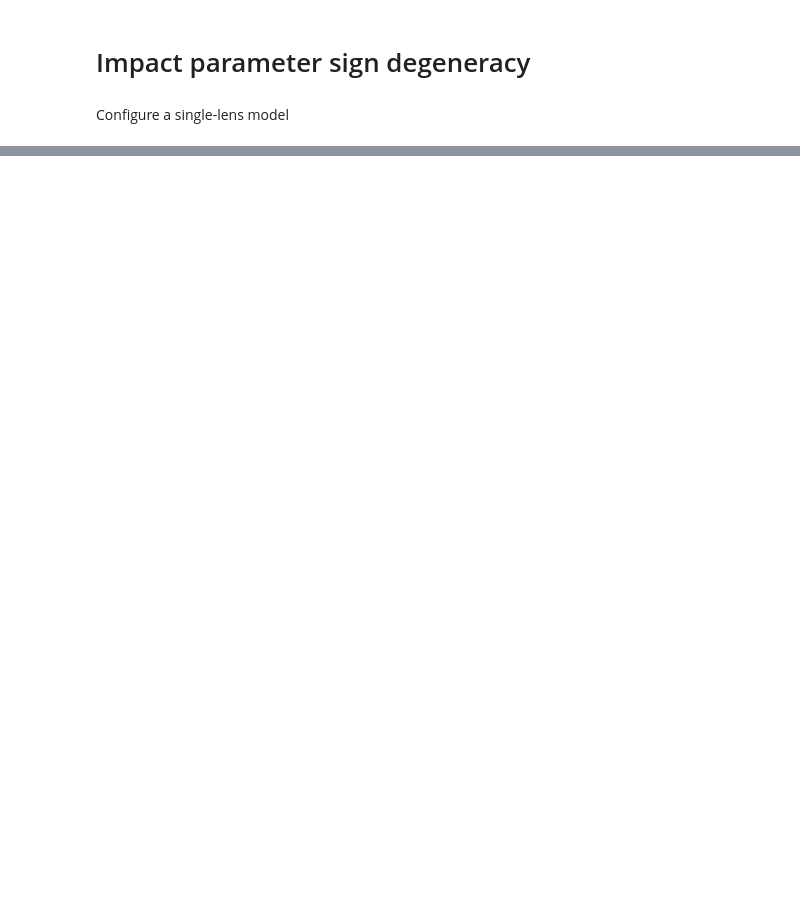
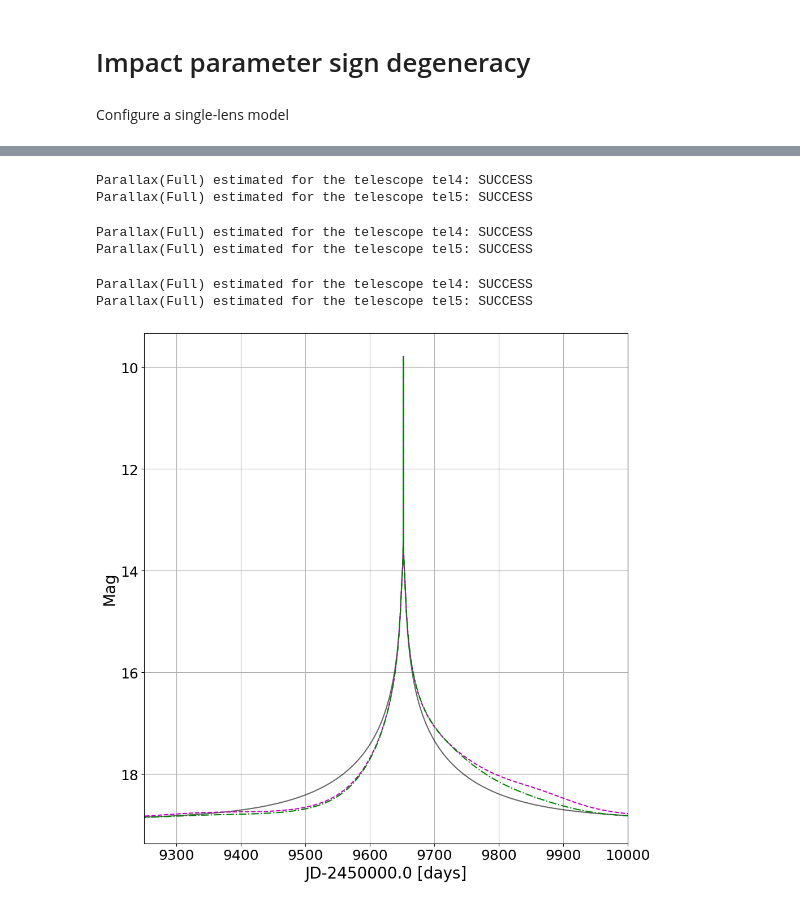
Before and after one commit to rachel3834/microlensing_source, a Jupyter notebook: docs/notebooks/usign_degen.ipynb, the cells around one changed output, grey strips where cells are left out. Drawn from its saved outputs; the diff is of its cells as text; code cells hidden in the pictures; blank space fills up the shorter version.

Commit message:
Add discussion of parallax to u-sign degeneracy

```diff
--- a/docs/notebooks/usign_degen.ipynb
+++ b/docs/notebooks/usign_degen.ipynb
@@ -514,0 +539,80 @@ plot_geometry(usbl_neg, usbl_neg_parameters, plot_file)
+# %%
+# t0, u0, tE, rho, s, q, alpha, fsource, ftotal
+usbl_static = USBL_model.USBLmodel(sim_event_static, parallax=['None', 0.0], blend_flux_parameter='ftotal')
+usbl_static_parameters = [2459651.8548187, 0.005, 200.0, 0.00001, 0.113947, 0.383817, 0.0, 2500.243993694058444, 2500.243993694058444]
+pyLIMA_parameters_static = usbl_static.compute_pyLIMA_parameters(usbl_static_parameters)
+
+# t0, u0, tE, rho, s, q, alpha, piEN, piEE, fsource, ftotal
+usbl_parallax_pos = USBL_model.USBLmodel(sim_event_parallax_pos, parallax=['Full', 2459651.8548187], blend_flux_parameter='ftotal')
+usbl_parallax_parameters_pos = [2459651.8548187, 0.005, 200.0, 0.00001, 0.113947, 0.383817, 0.0, 0.2, 0.2, 2500.243993694058444, 2500.243993694058444]
+pyLIMA_parameters_parallax_pos = usbl_parallax_pos.compute_pyLIMA_parameters(usbl_parallax_parameters_pos)
+
+# t0, u0, tE, rho, s, q, alpha, piEN, piEE, fsource, ftotal
+usbl_parallax_neg = USBL_model.USBLmodel(sim_event_parallax_neg, parallax=['Full', 2459651.8548187], blend_flux_parameter='ftotal')
+usbl_parallax_parameters_neg = [2459651.8548187, -0.005, 200.0, 0.00001, 0.113947, 0.383817, 0.0, -0.2, 0.2, 2500.243993694058444, 2500.243993694058444]
+pyLIMA_parameters_parallax_neg = usbl_parallax_neg.compute_pyLIMA_parameters(usbl_parallax_parameters_neg)
+# %% [output]
+Parallax(Full) estimated for the telescope tel4: SUCCESS
+Parallax(Full) estimated for the telescope tel5: SUCCESS
+# %%
+simulator.simulate_lightcurve(usbl_static, pyLIMA_parameters_static)
+simulator.simulate_lightcurve(usbl_parallax_pos, pyLIMA_parameters_parallax_pos)
+simulator.simulate_lightcurve(usbl_parallax_neg, pyLIMA_parameters_parallax_neg)
+# %% [output]
+Parallax(Full) estimated for the telescope tel4: SUCCESS
+Parallax(Full) estimated for the telescope tel5: SUCCESS
+# %%
+PLOT_COLORS = {
+'W149': '#03A66A',
+'Z087': '#2E03A6'
+}
+
+fig, axs = plt.subplots(1, 1, figsize=(10,10))
+
+dt = 2450000.0
+
+#for index,tel in enumerate(usbl_static.event.telescopes):
+#    if tel.lightcurve is not None:
+#        axs.errorbar(
+#            tel.lightcurve['time'].value-dt, tel.lightcurve['mag'], yerr=tel.lightcurve['err_mag'],
+#            ms=120, ls='none', c=PLOT_COLORS['W149'], label='static'
+#        )
+
+#for index,tel in enumerate(usbl_parallax.event.telescopes):
+#    if tel.lightcurve is not None:
+#        axs.errorbar(
+#            tel.lightcurve['time'].value-dt, tel.lightcurve['mag'], yerr=tel.lightcurve['err_mag'],
+#            ms=120, ls='none', c=PLOT_COLORS['Z087'], label='static'
+#        )
+
+axs.invert_yaxis()
+
+axs.set_xlabel('JD-' + str(dt) + ' [days]', fontsize=20)
+axs.set_ylabel('Mag', fontsize=20)
+axs.tick_params(axis='x', labelsize=18)
+axs.tick_params(axis='y', labelsize=18)
+
+axs.grid()
+#axs.legend(fontsize=18)
+
+axs.tick_params(axis='x', labelsize=18)
+axs.tick_params(axis='y', labelsize=18)
+
+#if xmin:
+axs.set_xlim(9250, 10000)
+
+model_telescope = generate_model_lightcurve(usbl_static, pyLIMA_parameters_static)
+axs.plot(model_telescope.lightcurve['time'].value-dt, model_telescope.lightcurve['mag'], c='black', ls='-', alpha=0.6)
+model_telescope = generate_model_lightcurve(usbl_parallax_pos, pyLIMA_parameters_parallax_pos)
+axs.plot(model_telescope.lightcurve['time'].value-dt, model_telescope.lightcurve['mag'], c='m', ls='--', alpha=1.0)
+model_telescope = generate_model_lightcurve(usbl_parallax_neg, pyLIMA_parameters_parallax_neg)
+axs.plot(model_telescope.lightcurve['time'].value-dt, model_telescope.lightcurve['mag'], c='g', ls='-.', alpha=1.0)
+
+plt.tight_layout()
+
+plot_file = './udegen_parallax_lc.png'
+plt.savefig(plot_file)
+# %% [output]
+Parallax(Full) estimated for the telescope tel4: SUCCESS
+Parallax(Full) estimated for the telescope tel5: SUCCESS
+[figure, added]
```
Also changed, not shown: parts of 9 cells of this notebook, 10 other files.
